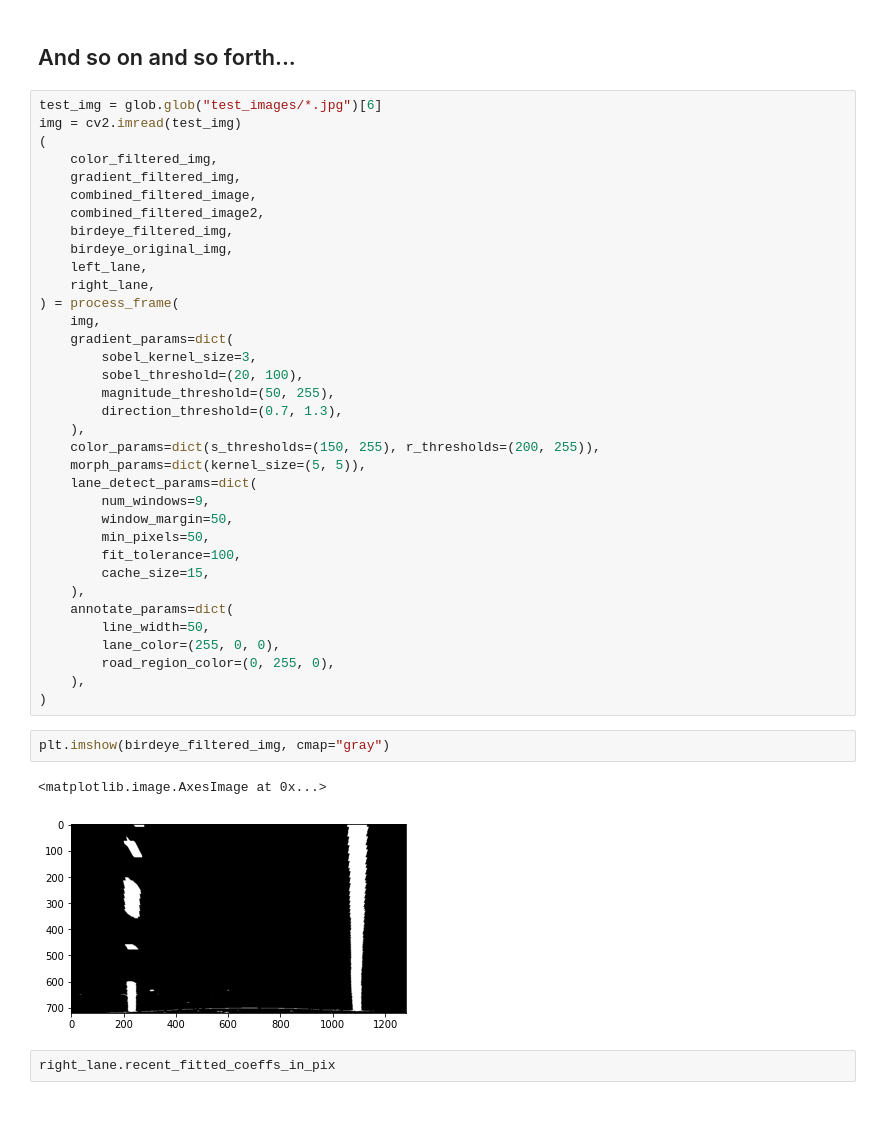
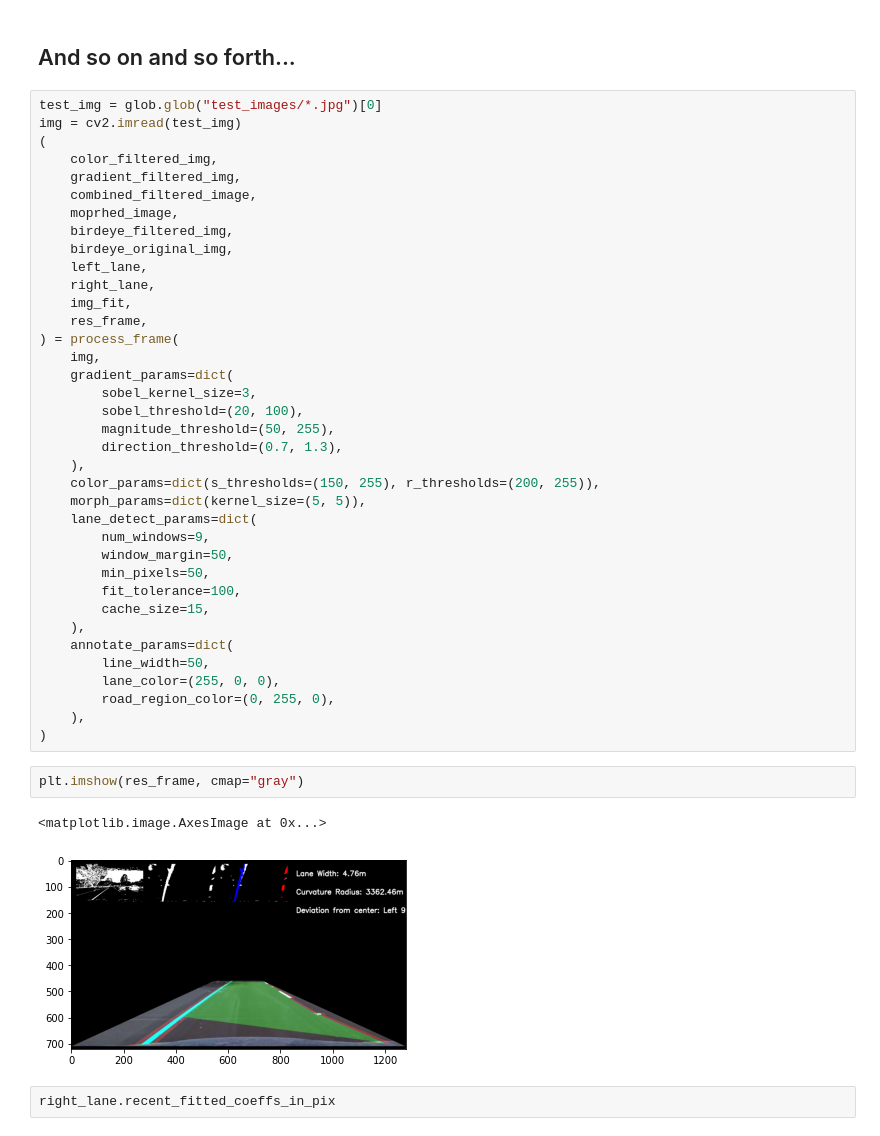
Before and after one commit to chen-bowen/Self_Driving_Car, a Jupyter notebook: 2. Advanced_Lane_Detection/Advance Lane Detection Playground.ipynb, the cells around one changed output. Drawn from its saved outputs; the diff is of its cells as text.

```diff
--- a/2. Advanced_Lane_Detection/Advance Lane Detection Playground.ipynb
+++ b/2. Advanced_Lane_Detection/Advance Lane Detection Playground.ipynb
@@ -123,17 +142,19 @@ def process_frame(
 # %% [markdown]
 ## And so on and so forth...
 # %%
-test_img = glob.glob("test_images/*.jpg")[6]
+test_img = glob.glob("test_images/*.jpg")[0]
 img = cv2.imread(test_img)
 (
     color_filtered_img,
     gradient_filtered_img,
     combined_filtered_image,
-    combined_filtered_image2,
+    moprhed_image,
     birdeye_filtered_img,
     birdeye_original_img,
     left_lane,
     right_lane,
+    img_fit,
+    res_frame,
 ) = process_frame(
     img,
     gradient_params=dict(
@@ -158,10 +179,10 @@ img = cv2.imread(test_img)
     ),
 )
 # %%
-plt.imshow(birdeye_filtered_img, cmap="gray")
+plt.imshow(res_frame, cmap="gray")
 # %% [output]
 <matplotlib.image.AxesImage at 0x...>
-[figure, old version]
+[figure, new version]
 # %%
 right_lane.recent_fitted_coeffs_in_pix
 # %% [output]
```
Also changed, not shown: parts of 1 cell of this notebook, 3 other files.
